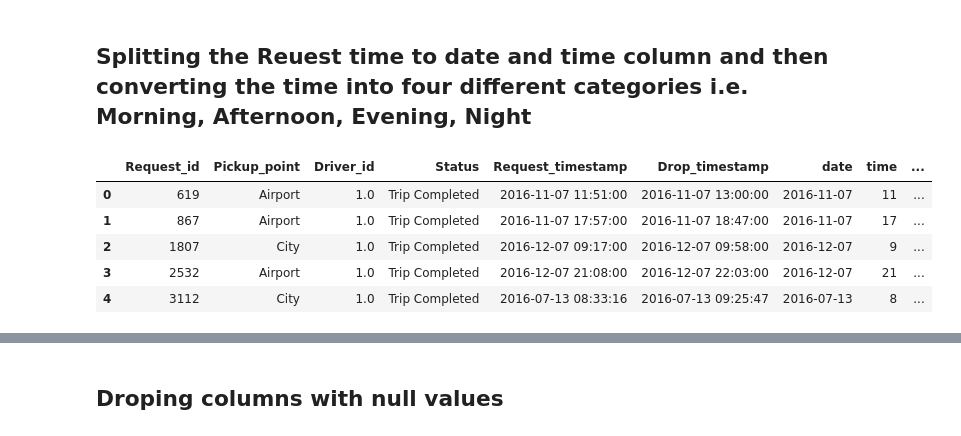
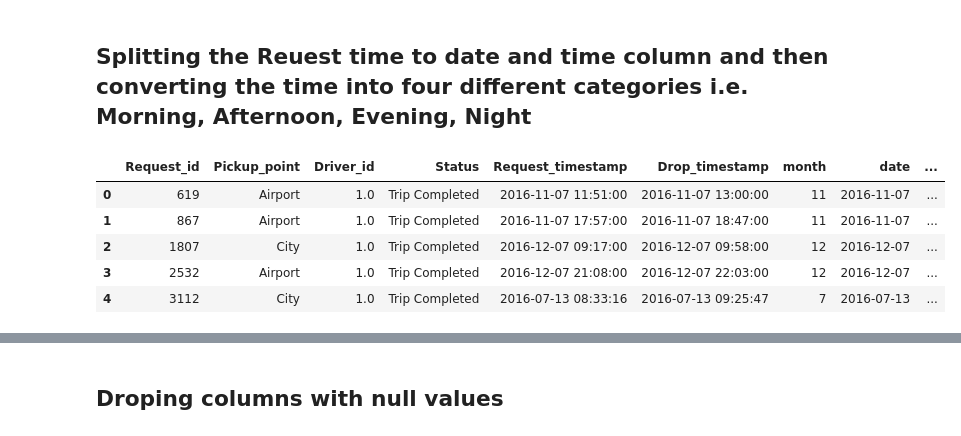
Before and after one commit to hendrybones/Uber_Request_Analysis, a Jupyter notebook: Uber _request_Analysis with python.ipynb, the cells around one changed output, grey strips where cells are left out. Cells and saved outputs as stored; diff of their text form; code cells hidden in the pictures.

Commit message:
data cleaning

```diff
--- a/Uber _request_Analysis with python.ipynb
+++ b/Uber _request_Analysis with python.ipynb
@@ -170,18 +158,19 @@ newData.head()
 # %%
 from datetime import datetime
 
+newData['month'] = pd.DatetimeIndex(newData['Request_timestamp']).month
 newData['date'] = pd.DatetimeIndex(newData['Request_timestamp']).date
 newData['time'] = pd.DatetimeIndex(newData['Request_timestamp']).hour
 
 #changing into categories of day and night
 newData['day-night'] = pd.cut(x=newData['time'],
                               bins = [0,10,15,19,24],
                               labels = ['Morning','Afternoon','Evening','Night'])
 newData.head()
 # %% [output]
-|  | Request_id | Pickup_point | Driver_id | Status | Request_timestamp | Drop_timestamp | date | time | ... |
-| 0 | 619 | Airport | 1.0 | Trip Completed | 2016-11-07 11:51:00 | 2016-11-07 13:00:00 | 2016-11-07 | 11 | ... |
-| 1 | 867 | Airport | 1.0 | Trip Completed | 2016-11-07 17:57:00 | 2016-11-07 18:47:00 | 2016-11-07 | 17 | ... |
-| 2 | 1807 | City | 1.0 | Trip Completed | 2016-12-07 09:17:00 | 2016-12-07 09:58:00 | 2016-12-07 | 9 | ... |
-| 3 | 2532 | Airport | 1.0 | Trip Completed | 2016-12-07 21:08:00 | 2016-12-07 22:03:00 | 2016-12-07 | 21 | ... |
-| 4 | 3112 | City | 1.0 | Trip Completed | 2016-07-13 08:33:16 | 2016-07-13 09:25:47 | 2016-07-13 | 8 | ... |
+|  | Request_id | Pickup_point | Driver_id | Status | Request_timestamp | Drop_timestamp | month | date | ... |
+| 0 | 619 | Airport | 1.0 | Trip Completed | 2016-11-07 11:51:00 | 2016-11-07 13:00:00 | 11 | 2016-11-07 | ... |
+| 1 | 867 | Airport | 1.0 | Trip Completed | 2016-11-07 17:57:00 | 2016-11-07 18:47:00 | 11 | 2016-11-07 | ... |
+| 2 | 1807 | City | 1.0 | Trip Completed | 2016-12-07 09:17:00 | 2016-12-07 09:58:00 | 12 | 2016-12-07 | ... |
+| 3 | 2532 | Airport | 1.0 | Trip Completed | 2016-12-07 21:08:00 | 2016-12-07 22:03:00 | 12 | 2016-12-07 | ... |
+| 4 | 3112 | City | 1.0 | Trip Completed | 2016-07-13 08:33:16 | 2016-07-13 09:25:47 | 7 | 2016-07-13 | ... |
```
Also changed, not shown: parts of 17 cells of this notebook.
